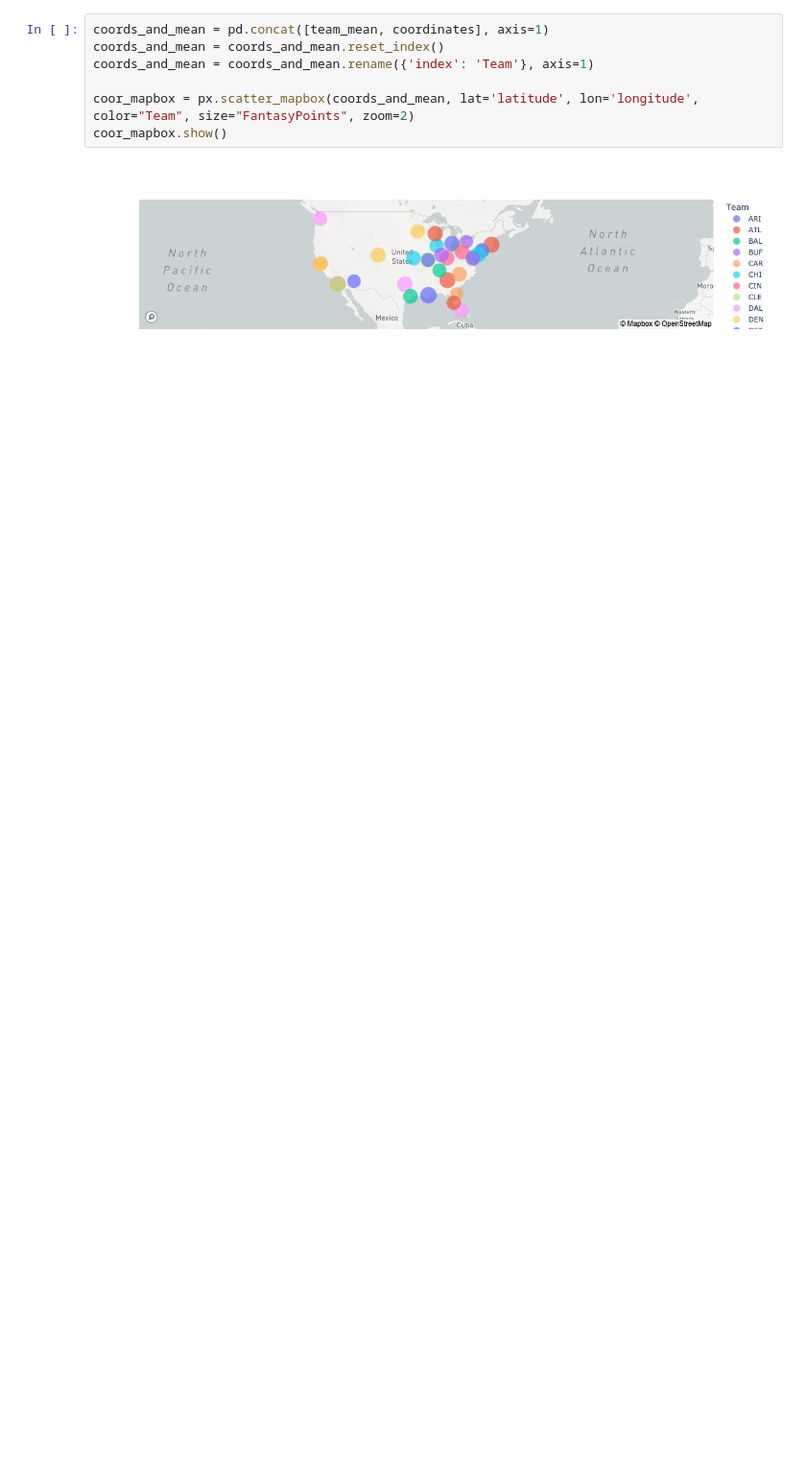
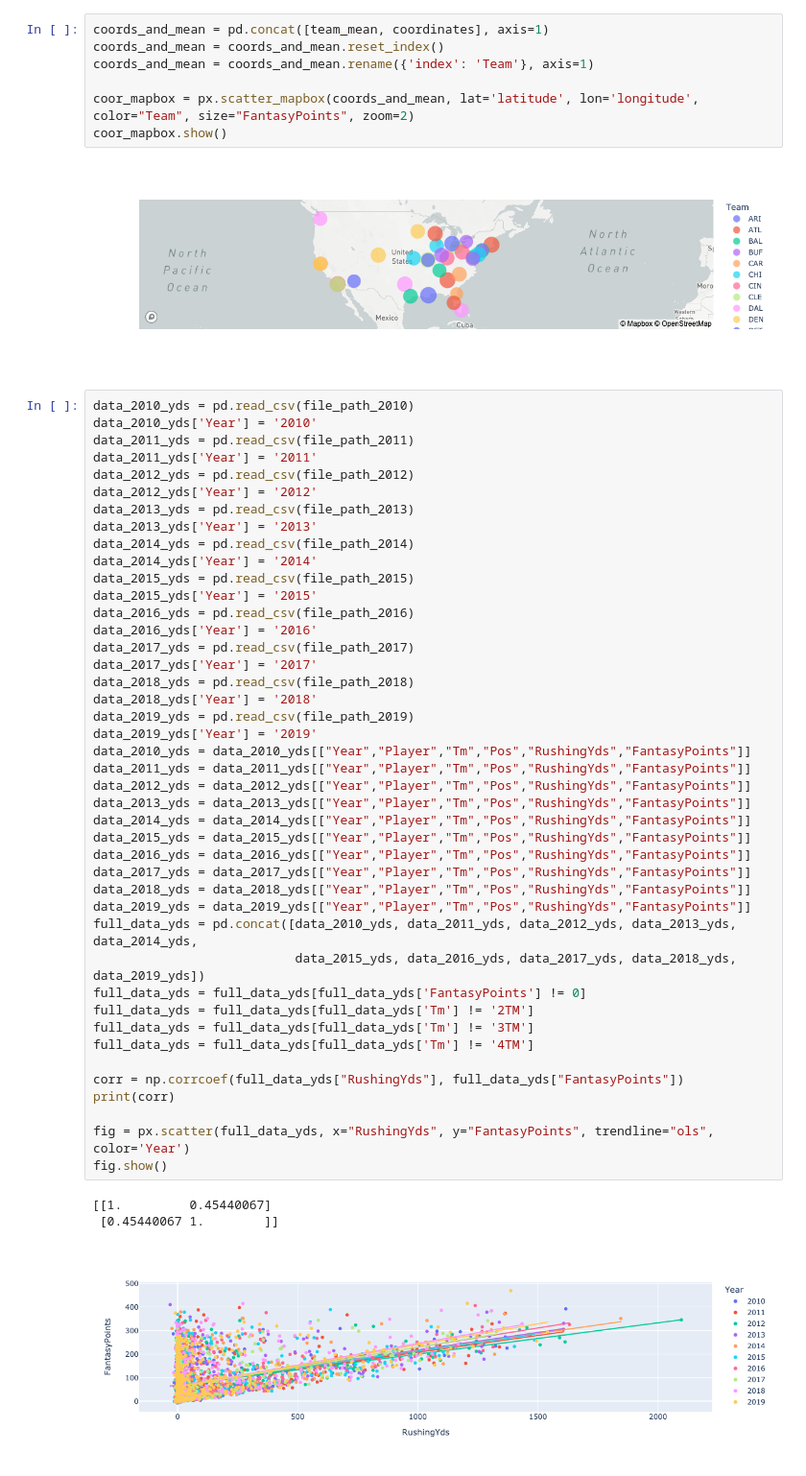
Before and after one commit to amack56/Project-1, a Jupyter notebook: Notebook/antonio.ipynb, the cells around one changed output. Shown at 96% size. Saved outputs shown, nothing was run; the diff lists cells and outputs as text; blank space fills up the shorter version.

Commit message:
Added more visualization

```diff
--- a/Notebook/antonio.ipynb
+++ b/Notebook/antonio.ipynb
@@ -124,3 +124,50 @@ coor_mapbox = px.scatter_mapbox(coords_and_mean, lat='latitude', lon='longitude'
 coor_mapbox.show()
 # %% [output]
 [figure]
+# %%
+data_2010_yds = pd.read_csv(file_path_2010)
+data_2010_yds['Year'] = '2010'
+data_2011_yds = pd.read_csv(file_path_2011)
+data_2011_yds['Year'] = '2011'
+data_2012_yds = pd.read_csv(file_path_2012)
+data_2012_yds['Year'] = '2012'
+data_2013_yds = pd.read_csv(file_path_2013)
+data_2013_yds['Year'] = '2013'
+data_2014_yds = pd.read_csv(file_path_2014)
+data_2014_yds['Year'] = '2014'
+data_2015_yds = pd.read_csv(file_path_2015)
+data_2015_yds['Year'] = '2015'
+data_2016_yds = pd.read_csv(file_path_2016)
+data_2016_yds['Year'] = '2016'
+data_2017_yds = pd.read_csv(file_path_2017)
+data_2017_yds['Year'] = '2017'
+data_2018_yds = pd.read_csv(file_path_2018)
+data_2018_yds['Year'] = '2018'
+data_2019_yds = pd.read_csv(file_path_2019)
+data_2019_yds['Year'] = '2019'
+data_2010_yds = data_2010_yds[["Year","Player","Tm","Pos","RushingYds","FantasyPoints"]]
+data_2011_yds = data_2011_yds[["Year","Player","Tm","Pos","RushingYds","FantasyPoints"]]
+data_2012_yds = data_2012_yds[["Year","Player","Tm","Pos","RushingYds","FantasyPoints"]]
+data_2013_yds = data_2013_yds[["Year","Player","Tm","Pos","RushingYds","FantasyPoints"]]
+data_2014_yds = data_2014_yds[["Year","Player","Tm","Pos","RushingYds","FantasyPoints"]]
+data_2015_yds = data_2015_yds[["Year","Player","Tm","Pos","RushingYds","FantasyPoints"]]
+data_2016_yds = data_2016_yds[["Year","Player","Tm","Pos","RushingYds","FantasyPoints"]]
+data_2017_yds = data_2017_yds[["Year","Player","Tm","Pos","RushingYds","FantasyPoints"]]
+data_2018_yds = data_2018_yds[["Year","Player","Tm","Pos","RushingYds","FantasyPoints"]]
+data_2019_yds = data_2019_yds[["Year","Player","Tm","Pos","RushingYds","FantasyPoints"]]
+full_data_yds = pd.concat([data_2010_yds, data_2011_yds, data_2012_yds, data_2013_yds, data_2014_yds,
+                           data_2015_yds, data_2016_yds, data_2017_yds, data_2018_yds, data_2019_yds])
+full_data_yds = full_data_yds[full_data_yds['FantasyPoints'] != 0]
+full_data_yds = full_data_yds[full_data_yds['Tm'] != '2TM']
+full_data_yds = full_data_yds[full_data_yds['Tm'] != '3TM']
+full_data_yds = full_data_yds[full_data_yds['Tm'] != '4TM']
+
+corr = np.corrcoef(full_data_yds["RushingYds"], full_data_yds["FantasyPoints"])
+print(corr)
+
+fig = px.scatter(full_data_yds, x="RushingYds", y="FantasyPoints", trendline="ols", color='Year')
+fig.show()
+# %% [output]
+[[1.         0.45440067]
+ [0.45440067 1.        ]]
+[figure, added]
```
Also changed, not shown: parts of 1 cell of this notebook, 2 other files.
